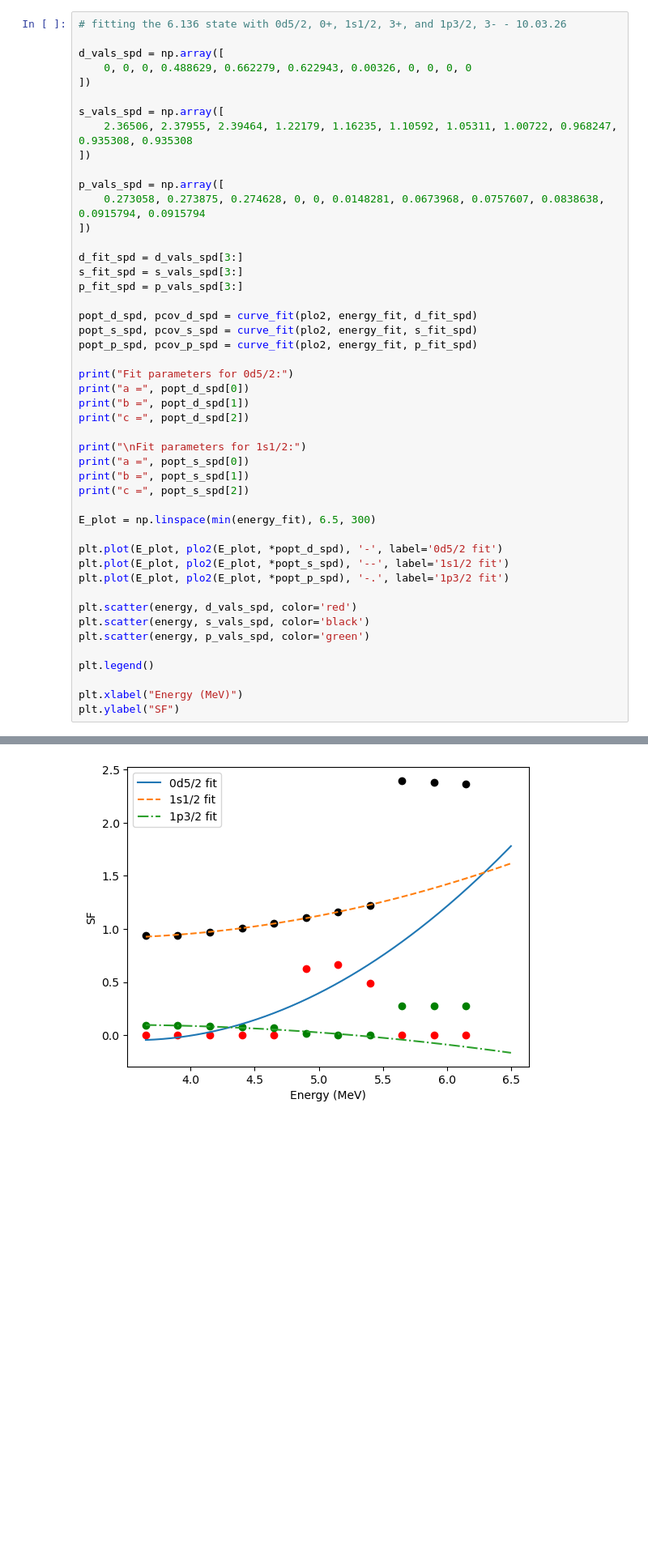
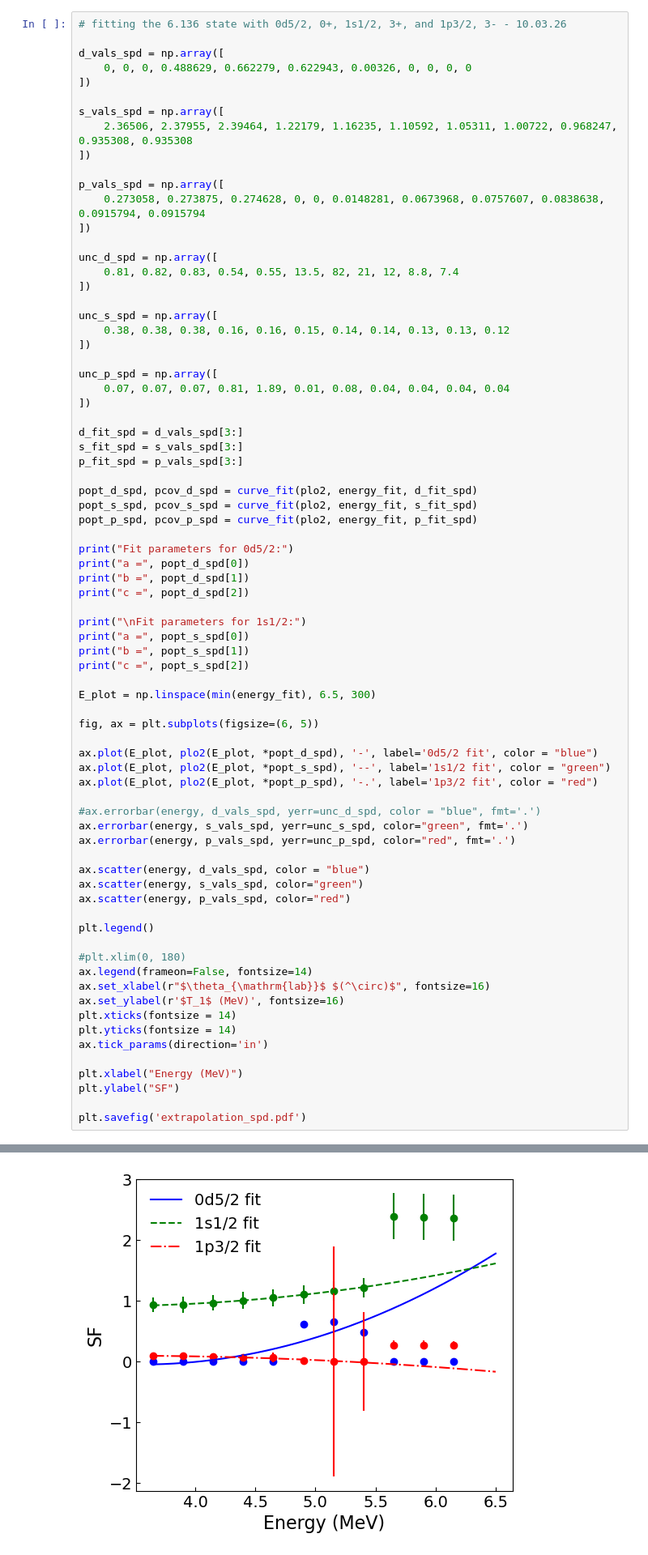
Before and after one commit to annakawecka/digios, a Jupyter notebook: analysis/corrected_working/python_plots/extrapolation.ipynb, the cells around one changed output, grey strips where cells are left out. Shown at 81% size. Saved outputs shown, nothing was run; the diff lists cells and outputs as text; blank space fills up the shorter version.

Commit message:
Updated plots

```diff
--- a/analysis/corrected_working/python_plots/extrapolation.ipynb
+++ b/analysis/corrected_working/python_plots/extrapolation.ipynb
@@ -164,6 +164,18 @@ s_vals_spd = np.array([
 
 p_vals_spd = np.array([
     0.273058, 0.273875, 0.274628, 0, 0, 0.0148281, 0.0673968, 0.0757607, 0.0838638, 0.0915794, 0.0915794
+])
+
+unc_d_spd = np.array([
+    0.81, 0.82, 0.83, 0.54, 0.55, 13.5, 82, 21, 12, 8.8, 7.4
+])
+
+unc_s_spd = np.array([
+    0.38, 0.38, 0.38, 0.16, 0.16, 0.15, 0.14, 0.14, 0.13, 0.13, 0.12
+])
+
+unc_p_spd = np.array([
+    0.07, 0.07, 0.07, 0.81, 1.89, 0.01, 0.08, 0.04, 0.04, 0.04, 0.04
 ])
 
 d_fit_spd = d_vals_spd[3:]
@@ -186,18 +198,34 @@ print("c =", popt_s_spd[2])
 
 E_plot = np.linspace(min(energy_fit), 6.5, 300)
 
-plt.plot(E_plot, plo2(E_plot, *popt_d_spd), '-', label='0d5/2 fit')
-plt.plot(E_plot, plo2(E_plot, *popt_s_spd), '--', label='1s1/2 fit')
-plt.plot(E_plot, plo2(E_plot, *popt_p_spd), '-.', label='1p3/2 fit')
+fig, ax = plt.subplots(figsize=(6, 5))
 
-plt.scatter(energy, d_vals_spd, color='red')
-plt.scatter(energy, s_vals_spd, color='black')
-plt.scatter(energy, p_vals_spd, color='green')
+ax.plot(E_plot, plo2(E_plot, *popt_d_spd), '-', label='0d5/2 fit', color = "blue")
+ax.plot(E_plot, plo2(E_plot, *popt_s_spd), '--', label='1s1/2 fit', color = "green")
+ax.plot(E_plot, plo2(E_plot, *popt_p_spd), '-.', label='1p3/2 fit', color = "red")
+
+#ax.errorbar(energy, d_vals_spd, yerr=unc_d_spd, color = "blue", fmt='.')
+ax.errorbar(energy, s_vals_spd, yerr=unc_s_spd, color="green", fmt='.')
+ax.errorbar(energy, p_vals_spd, yerr=unc_p_spd, color="red", fmt='.')
+
+ax.scatter(energy, d_vals_spd, color = "blue")
+ax.scatter(energy, s_vals_spd, color="green")
+ax.scatter(energy, p_vals_spd, color="red")
 
 plt.legend()
 
+#plt.xlim(0, 180)
+ax.legend(frameon=False, fontsize=14)
+ax.set_xlabel(r"$\theta_{\mathrm{lab}}$ $(^\circ)$", fontsize=16)
+ax.set_ylabel(r'$T_1$ (MeV)', fontsize=16)
+plt.xticks(fontsize = 14)
+plt.yticks(fontsize = 14)
+ax.tick_params(direction='in')
+
 plt.xlabel("Energy (MeV)")
 plt.ylabel("SF")
+
+plt.savefig('extrapolation_spd.pdf')
 # %% [output]
 Fit parameters for 0d5/2:
 a = 2.5841471043290487
@@ -212,4 +239,4 @@ Text(0, 0.5, 'SF')
-[figure, old version]
+[figure, new version]
 # %%
 # fitting the 6.136 state with 0d5/2, 0+, and 1s1/2, 3+ - 10.03.26
 
```
Also changed, not shown: parts of 3 cells of this notebook, 13 other files.
